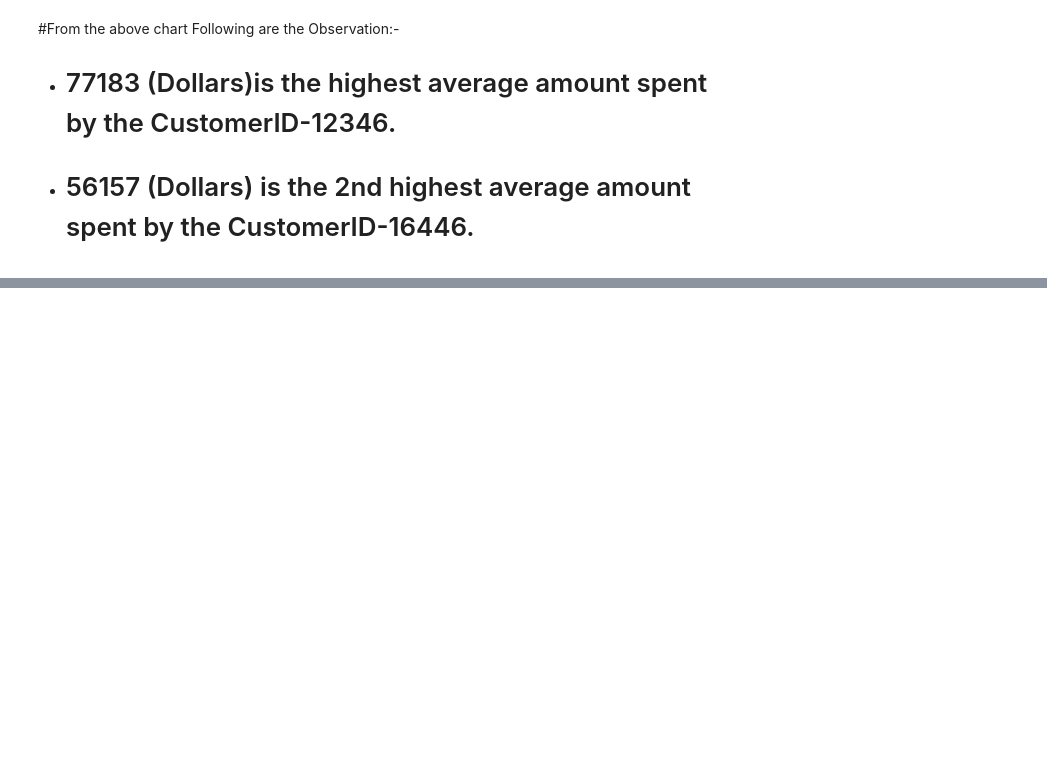
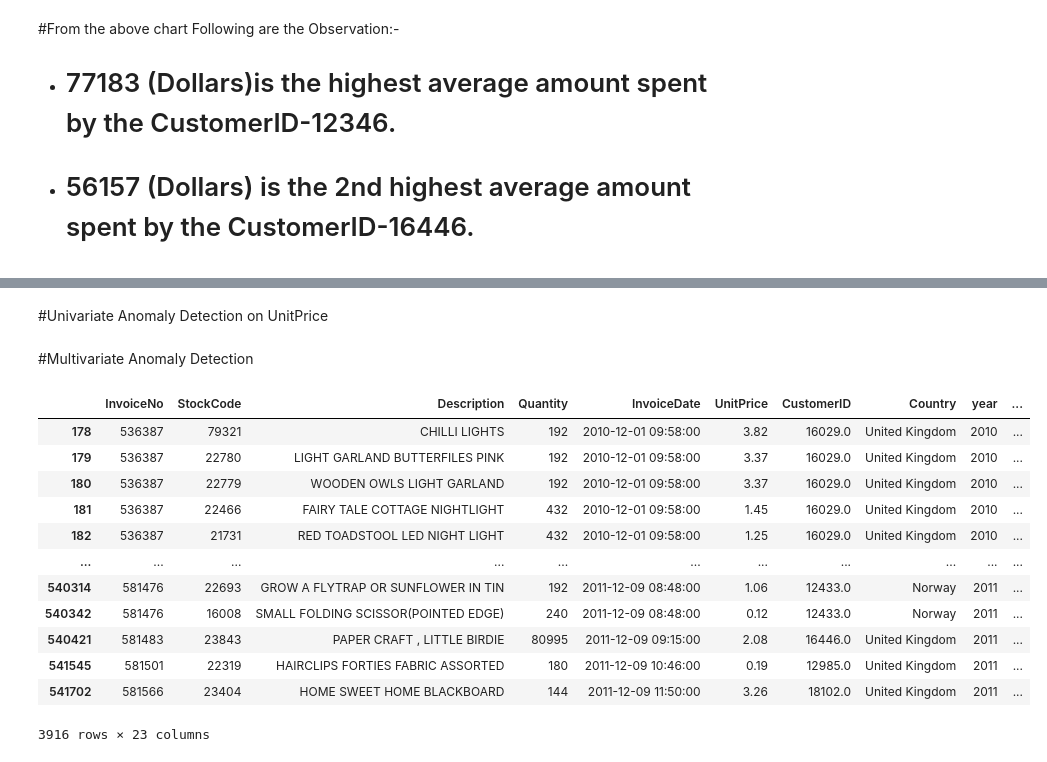
Before and after one commit to Lovejeet-Singh-31/Online-Retail-Customer-Segmentation, a Jupyter notebook: Online_Retail_Customer_Segmentation_Capstone_Project.ipynb, the cells around one changed output, grey strips where cells are left out. Drawn from its saved outputs; the diff is of its cells as text; code cells hidden in the pictures; blank space fills up the shorter version.

```diff
--- a/Online_Retail_Customer_Segmentation_Capstone_Project.ipynb
+++ b/Online_Retail_Customer_Segmentation_Capstone_Project.ipynb
@@ -576,0 +596,2 @@ Index(['InvoiceNo', 'StockCode', 'Description', 'Quantity', 'InvoiceDate',
+# %% [markdown]
+#Univariate Anomaly Detection on UnitPrice
@@ -576,0 +603,2 @@ Index(['InvoiceNo', 'StockCode', 'Description', 'Quantity', 'InvoiceDate',
+# %% [markdown]
+#Multivariate Anomaly Detection
@@ -576,0 +618,16 @@ Index(['InvoiceNo', 'StockCode', 'Description', 'Quantity', 'InvoiceDate',
+# %%
+final_retail_df[final_retail_df['multivariate_outlier']==-1]
+# %% [output]
+|  | InvoiceNo | StockCode | Description | Quantity | InvoiceDate | UnitPrice | CustomerID | Country | year | ... |
+| 178 | 536387 | 79321 | CHILLI LIGHTS | 192 | 2010-12-01 09:58:00 | 3.82 | 16029.0 | United Kingdom | 2010 | ... |
+| 179 | 536387 | 22780 | LIGHT GARLAND BUTTERFILES PINK | 192 | 2010-12-01 09:58:00 | 3.37 | 16029.0 | United Kingdom | 2010 | ... |
+| 180 | 536387 | 22779 | WOODEN OWLS LIGHT GARLAND | 192 | 2010-12-01 09:58:00 | 3.37 | 16029.0 | United Kingdom | 2010 | ... |
+| 181 | 536387 | 22466 | FAIRY TALE COTTAGE NIGHTLIGHT | 432 | 2010-12-01 09:58:00 | 1.45 | 16029.0 | United Kingdom | 2010 | ... |
+| 182 | 536387 | 21731 | RED TOADSTOOL LED NIGHT LIGHT | 432 | 2010-12-01 09:58:00 | 1.25 | 16029.0 | United Kingdom | 2010 | ... |
+| ... | ... | ... | ... | ... | ... | ... | ... | ... | ... | ... |
+| 540314 | 581476 | 22693 | GROW A FLYTRAP OR SUNFLOWER IN TIN | 192 | 2011-12-09 08:48:00 | 1.06 | 12433.0 | Norway | 2011 | ... |
+| 540342 | 581476 | 16008 | SMALL FOLDING SCISSOR(POINTED EDGE) | 240 | 2011-12-09 08:48:00 | 0.12 | 12433.0 | Norway | 2011 | ... |
+| 540421 | 581483 | 23843 | PAPER CRAFT , LITTLE BIRDIE | 80995 | 2011-12-09 09:15:00 | 2.08 | 16446.0 | United Kingdom | 2011 | ... |
+| 541545 | 581501 | 22319 | HAIRCLIPS FORTIES FABRIC ASSORTED | 180 | 2011-12-09 10:46:00 | 0.19 | 12985.0 | United Kingdom | 2011 | ... |
+| 541702 | 581566 | 23404 | HOME SWEET HOME BLACKBOARD | 144 | 2011-12-09 11:50:00 | 3.26 | 18102.0 | United Kingdom | 2011 | ... |
+3916 rows × 23 columns
```
Also changed, not shown: parts of 18 cells of this notebook.
